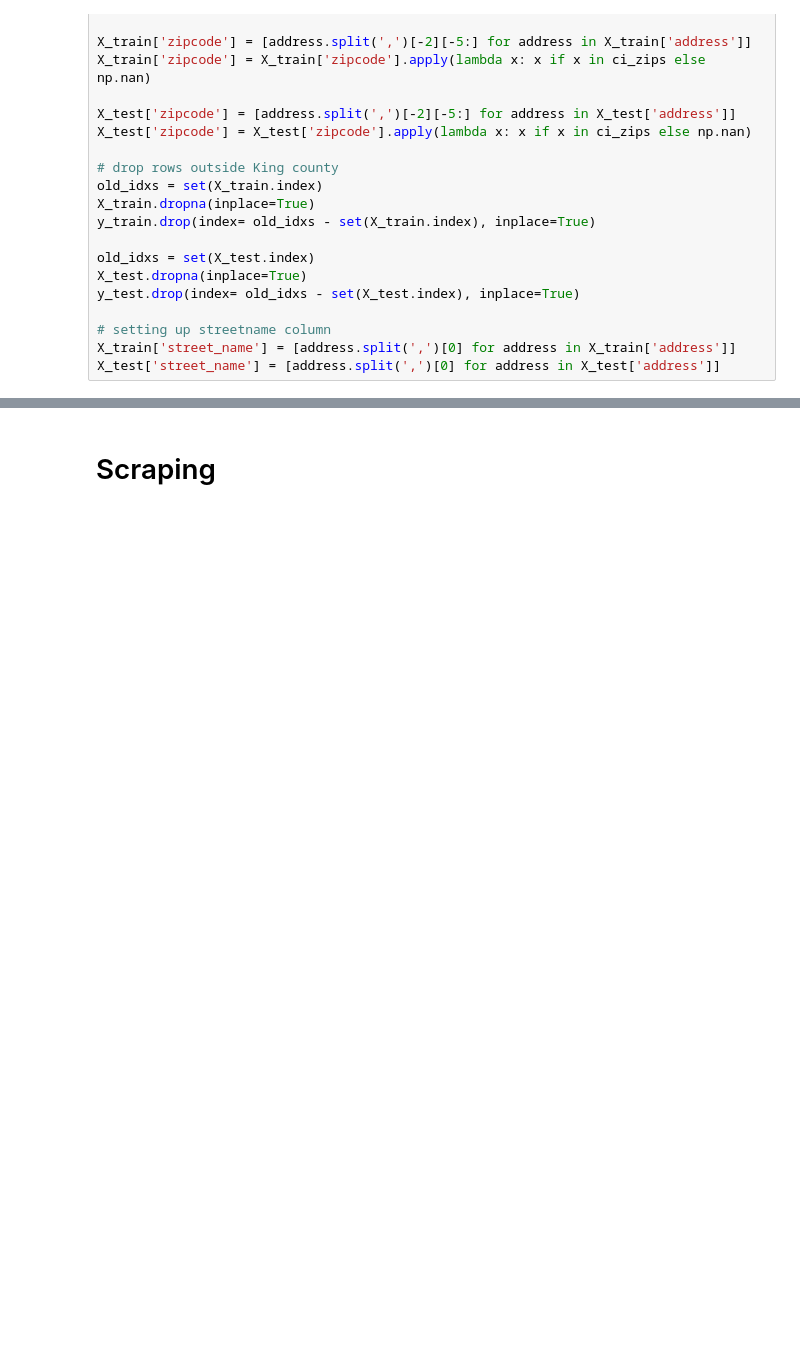
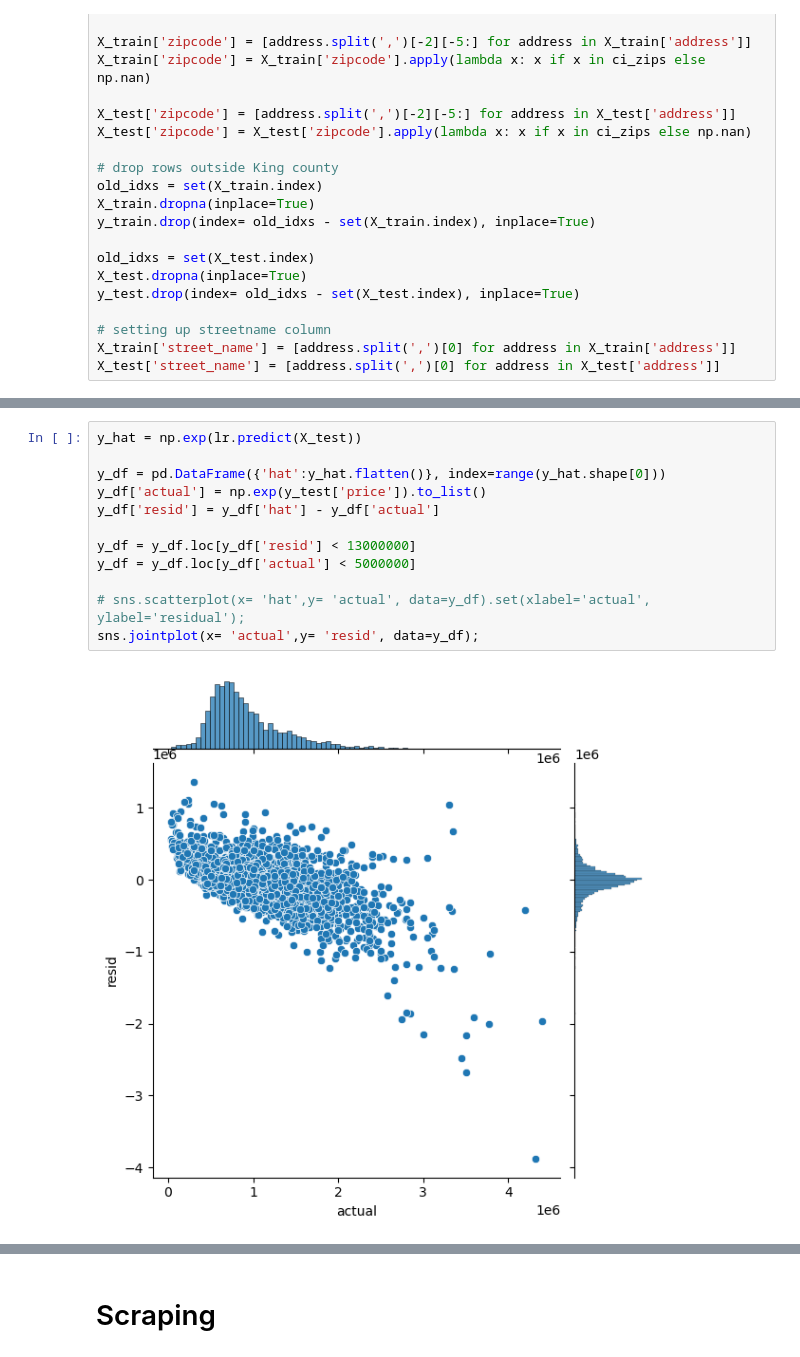
Before and after one commit to alexanderdaffara/HousingSalesRegression, a Jupyter notebook: Alex_Notebook.ipynb, the cells around one changed output, grey strips where cells are left out. Drawn from its saved outputs; the diff is of its cells as text; blank space fills up the shorter version.

```diff
--- a/Alex_Notebook.ipynb
+++ b/Alex_Notebook.ipynb
@@ -1425,0 +1670,14 @@ Name: bathrooms, Length: 101, dtype: float64
+# %%
+y_hat = np.exp(lr.predict(X_test))
+
+y_df = pd.DataFrame({'hat':y_hat.flatten()}, index=range(y_hat.shape[0]))
+y_df['actual'] = np.exp(y_test['price']).to_list()
+y_df['resid'] = y_df['hat'] - y_df['actual']
+
+y_df = y_df.loc[y_df['resid'] < 13000000]
+y_df = y_df.loc[y_df['actual'] < 5000000]
+
+# sns.scatterplot(x= 'hat',y= 'actual', data=y_df).set(xlabel='actual', ylabel='residual');
+sns.jointplot(x= 'actual',y= 'resid', data=y_df);
+# %% [output]
+[figure, added]
```
Also changed, not shown: parts of 26 cells of this notebook.
